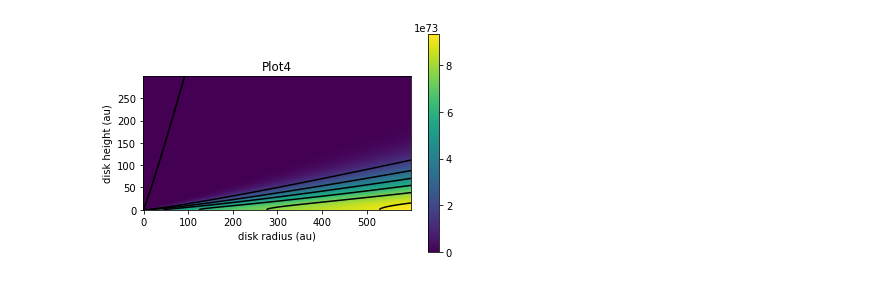
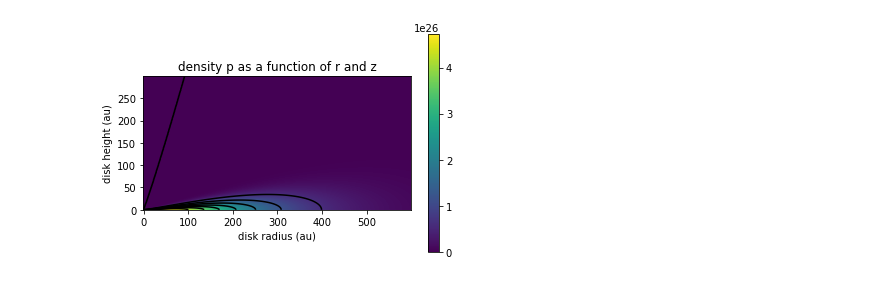
Before and after one commit to feilongm/Notebooks, a Jupyter notebook: notebooks/Plots.ipynb, the cells around one changed output. Saved outputs shown, nothing was run; the diff lists cells and outputs as text; code cells hidden in the pictures.

```diff
--- a/notebooks/Plots.ipynb
+++ b/notebooks/Plots.ipynb
@@ -40,27 +59,27 @@ plt.show()
 # %%
 import matplotlib.pyplot as plt
 import numpy as np
 import math
 
 Md = 0.14 * 1.9891 * 10 ** 33
 gam = 0.8
-rc = 165.0 * 149597871 * 100000
+rc = 165.0
 r_ref = 100.0
 h_ref = 8.44
 psi = 1.08
 x = np.arange(0.45, 600.0)
 y = np.arange(0, 300.0)
 r, z = np.meshgrid(x, y)
-sigma_c = ((2 - gam) * Md) / (2 * math.pi) * rc ** 2
+sigma_c = (1 / (10 ** 10)) * ((2 - gam) * Md) / (2 * math.pi) * rc ** 2
 sigma_gr = sigma_c * ((r / rc) ** (-1 * gam)) * np.exp((-1 * (r / rc) ** (2 - gam)))
 Hr = h_ref * (r / r_ref) ** psi
 P = (sigma_gr / ((2 * math.pi) ** (0.5)) * Hr) * np.exp(-0.5 * (z / Hr) ** 2)
 plt.imshow(P, origin = 'lower')
-plt.title(r'Plot4')
+plt.title(r'density p as a function of r and z')
 plt.xlabel(r'disk radius (au)')
 plt.ylabel(r'disk height (au)')
 plt.colorbar()
 plt.contour(r, z, P, colors = 'black')
 plt.show()
 # %% [output]
-[figure, old version]
+[figure, new version]
```
Also changed, not shown: parts of 1 cell of this notebook.
